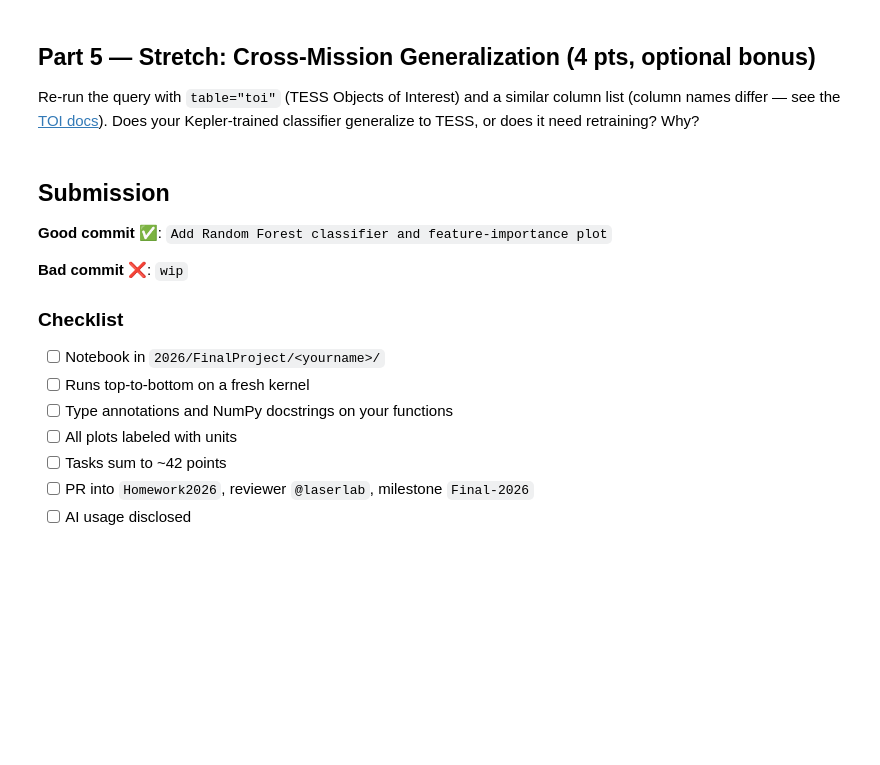
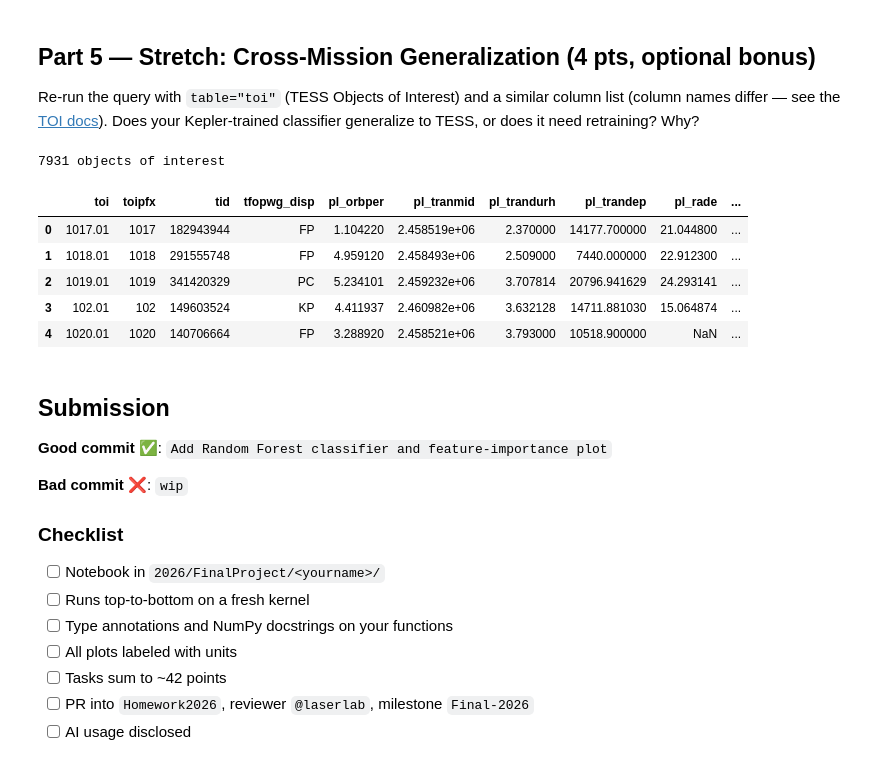
Before and after one commit to TenKid/PHY386, a Jupyter notebook: 2026/FinalProject/Final_04_ExoplanetKOI.ipynb, the cells around one changed output. Drawn from its saved outputs; the diff is of its cells as text; code cells hidden in the pictures; blank space fills up the shorter version.

Commit message:
Loading data for the toi table.

```diff
--- a/2026/FinalProject/Final_04_ExoplanetKOI.ipynb
+++ b/2026/FinalProject/Final_04_ExoplanetKOI.ipynb
@@ -520,3 +522,25 @@ tab = NasaExoplanetArchive.query_criteria(
+# %%
+# Part 5 (optional): your code here
+# Querying data from database
+tab = NasaExoplanetArchive.query_criteria(
+    table="toi",
+    select=(
+        "toi,toipfx,tid,tfopwg_disp,"
+        "pl_orbper,pl_tranmid,pl_trandurh,pl_trandep,pl_rade,"
+        "pl_eqt,st_teff,st_logg,st_rad,ra,dec"
+    ),
+)
+df = tab.to_pandas()
+print(f"{len(df)} objects of interest")
+df.head()
+# %% [output]
+7931 objects of interest
+|  | toi | toipfx | tid | tfopwg_disp | pl_orbper | pl_tranmid | pl_trandurh | pl_trandep | pl_rade | ... |
+| 0 | 1017.01 | 1017 | 182943944 | FP | 1.104220 | 2.458519e+06 | 2.370000 | 14177.700000 | 21.044800 | ... |
+| 1 | 1018.01 | 1018 | 291555748 | FP | 4.959120 | 2.458493e+06 | 2.509000 | 7440.000000 | 22.912300 | ... |
+| 2 | 1019.01 | 1019 | 341420329 | PC | 5.234101 | 2.459232e+06 | 3.707814 | 20796.941629 | 24.293141 | ... |
+| 3 | 102.01 | 102 | 149603524 | KP | 4.411937 | 2.460982e+06 | 3.632128 | 14711.881030 | 15.064874 | ... |
+| 4 | 1020.01 | 1020 | 140706664 | FP | 3.288920 | 2.458521e+06 | 3.793000 | 10518.900000 | NaN | ... |
 # %% [markdown]
 ## Submission
 **Good commit** ✅: `Add Random Forest classifier and feature-importance plot`
```
Also changed, not shown: parts of 2 cells of this notebook.
